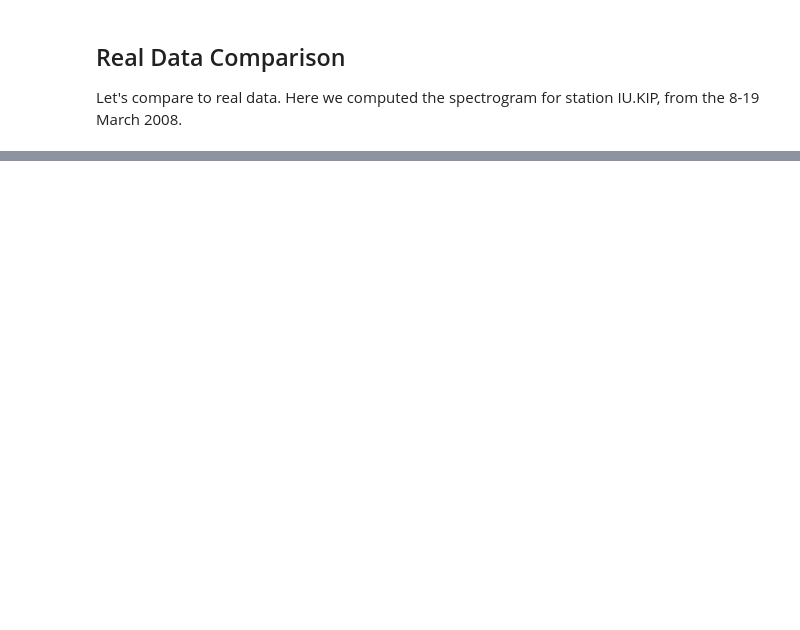
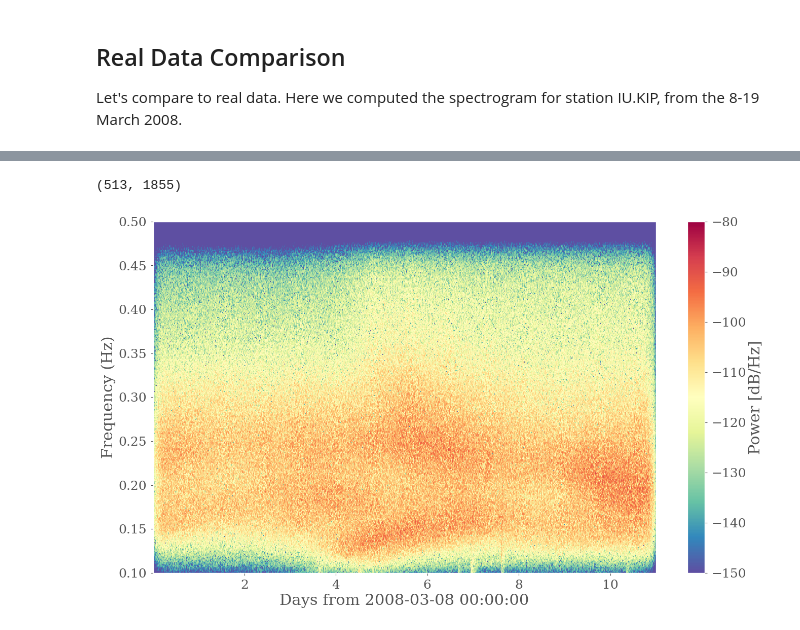
Before and after one commit to lystom/WMSAN, a Jupyter notebook: RAYLEIGH/spectrograms.ipynb, the cells around one changed output, grey strips where cells are left out. Saved outputs shown, nothing was run; the diff lists cells and outputs as text; code cells hidden in the pictures; blank space fills up the shorter version.

Commit message:
Update colormap and style matplotlib
On branch main

```diff
--- a/RAYLEIGH/spectrograms.ipynb
+++ b/RAYLEIGH/spectrograms.ipynb
@@ -16,6 +16,19 @@ __version__ = "1.0"
 __maintainer__ = "Lisa Tomasetto"
 __email__ = "lisa.tomasetto@univ-grenoble-alpes.fr"
 __status__ = "Developpement"
+# %%
+plt.style.use("ggplot")
+SMALL_SIZE = 18
+MEDIUM_SIZE = 22
+BIGGER_SIZE = 24
+
+plt.rc('font', size=SMALL_SIZE)          # controls default text sizes
+plt.rc('axes', titlesize=SMALL_SIZE)     # fontsize of the axes title
+plt.rc('axes', labelsize=MEDIUM_SIZE)    # fontsize of the x and y labels
+plt.rc('xtick', labelsize=SMALL_SIZE)    # fontsize of the tick labels
+plt.rc('ytick', labelsize=SMALL_SIZE)    # fontsize of the tick labels
+plt.rc('legend', fontsize=SMALL_SIZE)    # legend fontsize
+plt.rc('figure', titlesize=BIGGER_SIZE)  # fontsize of the figure title
 # %% [markdown]
 # Spectrograms From WW3 Hindcast
 
@@ -87,0 +103,23 @@ tr_filt.spectrogram(show=True, cmap='jet', dbscale = True, per_lap = 0.8, wlen=5
+# %%
+## Plot
+
+import matplotlib.mlab as mlab
+dt = st[0].stats.sampling_rate
+npts = st[0].stats.npts
+fe = 1/dt
+nfft = 2**10
+noverlap = nfft//2
+# Spectrogram
+(Px, freq, t) = mlab.specgram(tr_filt.data, Fs=fe, NFFT=nfft, noverlap=noverlap)
+print(Px.shape)
+
+plt.figure(figsize=(16,9))
+plt.pcolormesh(t/3600/24, freq, 10*np.log10(Px), shading='auto', cmap='Spectral_r', vmin = -150, vmax = -80)
+plt.colorbar(label='Power [dB/Hz]')
+plt.ylim(0.1, 0.5)
+plt.ylabel('Frequency [Hz]')
+plt.xlabel('Days from {}'.format(t1.datetime))
+plt.savefig("spectrogram_KIP_real.png", dpi=350, bbox_inches='tight')
+# %% [output]
+(513, 1855)
+[figure, added]
```
Also changed, not shown: parts of 2 cells of this notebook, 1 other file.
